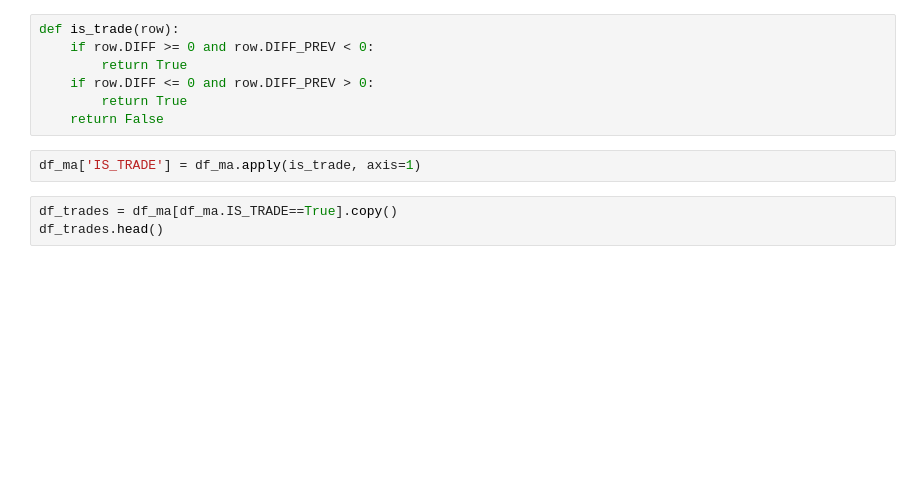
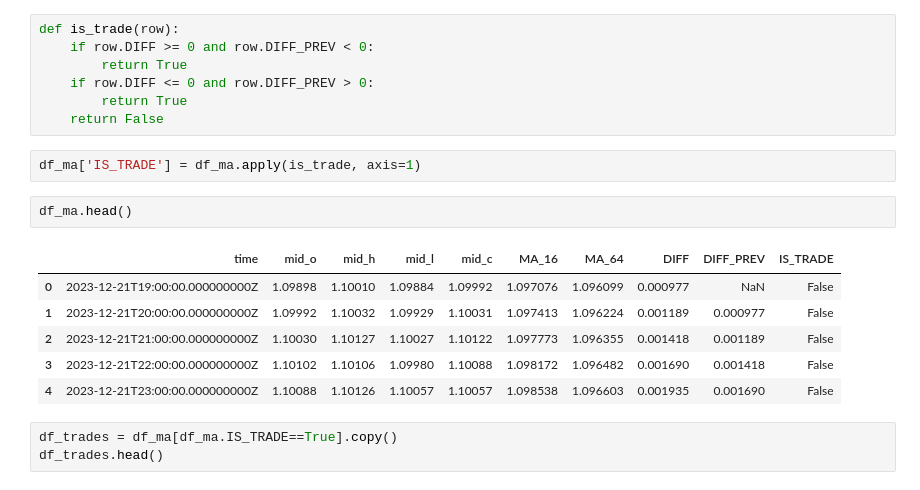
Before and after one commit to Viajante80/Forex, a Jupyter notebook: Notebooks/07_candle_plot_ma_cross.ipynb, the cells around one changed output. Drawn from its saved outputs; the diff is of its cells as text; blank space fills up the shorter version.

```diff
--- a/Notebooks/07_candle_plot_ma_cross.ipynb
+++ b/Notebooks/07_candle_plot_ma_cross.ipynb
@@ -47,6 +56,15 @@ def is_trade(row):
     return False
 # %%
 df_ma['IS_TRADE'] = df_ma.apply(is_trade, axis=1)
+# %%
+df_ma.head()
+# %% [output]
+|  | time | mid_o | mid_h | mid_l | mid_c | MA_16 | MA_64 | DIFF | DIFF_PREV | IS_TRADE |
+| 0 | 2023-12-21T19:00:00.000000000Z | 1.09898 | 1.10010 | 1.09884 | 1.09992 | 1.097076 | 1.096099 | 0.000977 | NaN | False |
+| 1 | 2023-12-21T20:00:00.000000000Z | 1.09992 | 1.10032 | 1.09929 | 1.10031 | 1.097413 | 1.096224 | 0.001189 | 0.000977 | False |
+| 2 | 2023-12-21T21:00:00.000000000Z | 1.10030 | 1.10127 | 1.10027 | 1.10122 | 1.097773 | 1.096355 | 0.001418 | 0.001189 | False |
+| 3 | 2023-12-21T22:00:00.000000000Z | 1.10102 | 1.10106 | 1.09980 | 1.10088 | 1.098172 | 1.096482 | 0.001690 | 0.001418 | False |
+| 4 | 2023-12-21T23:00:00.000000000Z | 1.10088 | 1.10126 | 1.10057 | 1.10057 | 1.098538 | 1.096603 | 0.001935 | 0.001690 | False |
 # %%
 df_trades = df_ma[df_ma.IS_TRADE==True].copy()
 df_trades.head()
```
Also changed, not shown: parts of 4 cells of this notebook, 14 other files.
